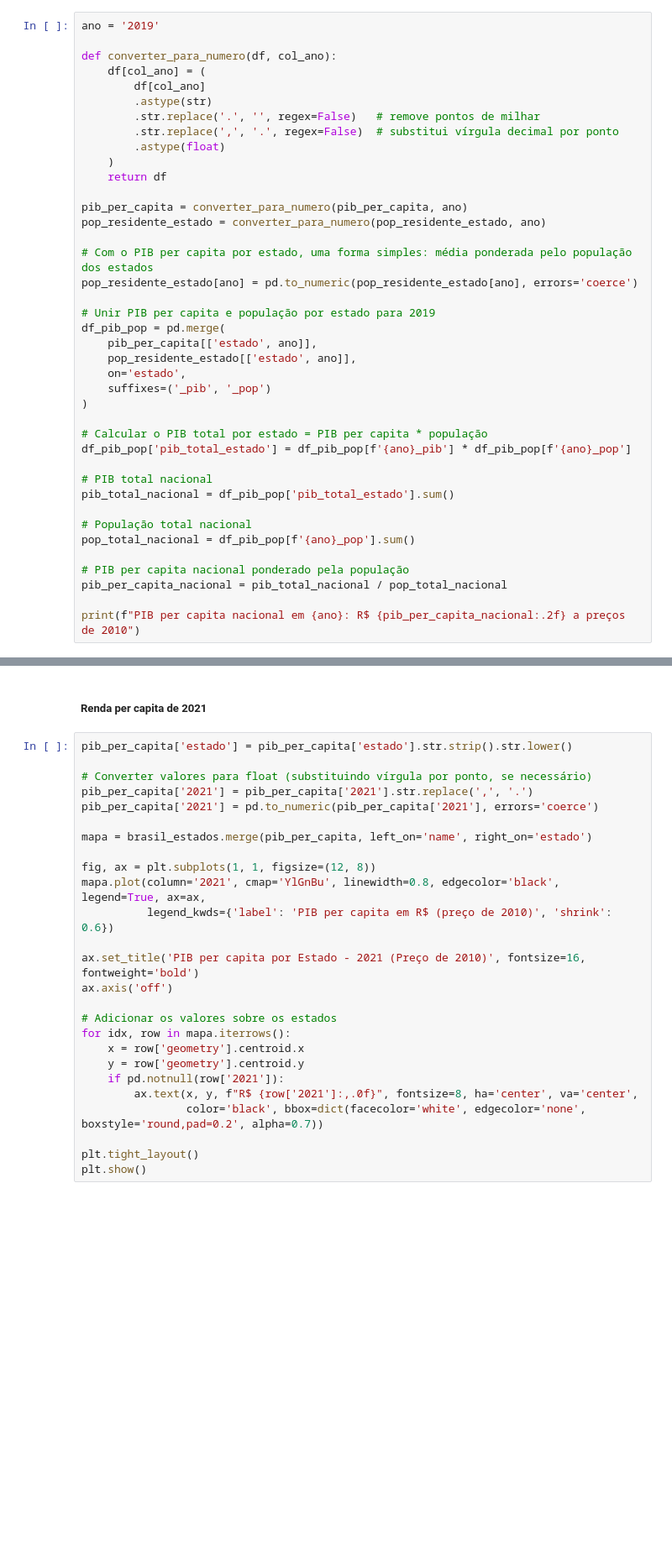
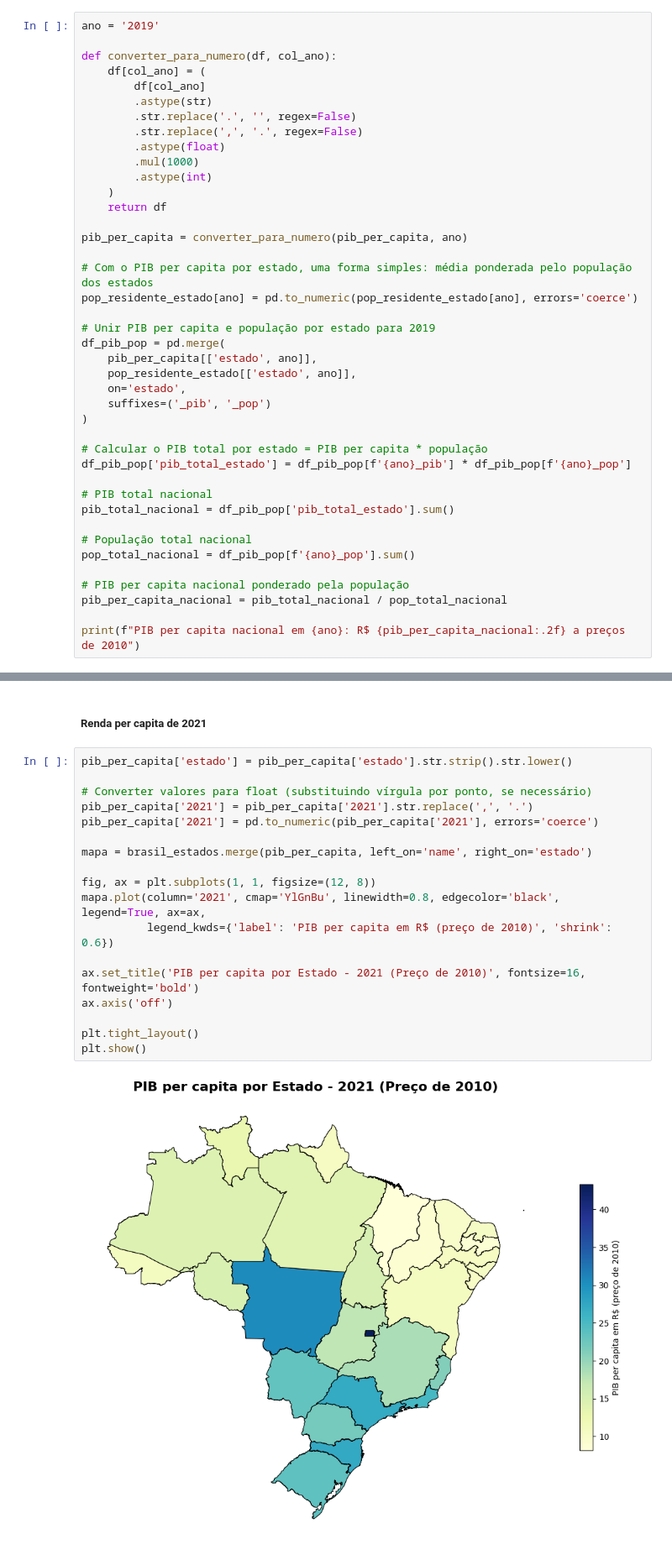
Before and after one commit to meduardajustino/Estudos-Python, a Jupyter notebook: Análise de Dados/Estudo dirigido - Economia regional/Economia Regional - Maria Eduarda Justino.ipynb, the cells around one changed output, grey strips where cells are left out. Shown at 84% size. Drawn from its saved outputs; the diff is of its cells as text; blank space fills up the shorter version.

```diff
--- a/Análise de Dados/Estudo dirigido - Economia regional/Economia Regional - Maria Eduarda Justino.ipynb
+++ b/Análise de Dados/Estudo dirigido - Economia regional/Economia Regional - Maria Eduarda Justino.ipynb
@@ -219,14 +219,15 @@ def converter_para_numero(df, col_ano):
     df[col_ano] = (
         df[col_ano]
         .astype(str)
-        .str.replace('.', '', regex=False)   # remove pontos de milhar
-        .str.replace(',', '.', regex=False)  # substitui vírgula decimal por ponto
+        .str.replace('.', '', regex=False)
+        .str.replace(',', '.', regex=False)
         .astype(float)
+        .mul(1000)
+        .astype(int)
     )
     return df
 
 pib_per_capita = converter_para_numero(pib_per_capita, ano)
-pop_residente_estado = converter_para_numero(pop_residente_estado, ano)
 
 # Com o PIB per capita por estado, uma forma simples: média ponderada pelo população dos estados
 pop_residente_estado[ano] = pd.to_numeric(pop_residente_estado[ano], errors='coerce')
@@ -449,26 +413,20 @@ plt.show()
 # %%
 pib_per_capita['estado'] = pib_per_capita['estado'].str.strip().str.lower()
 
 # Converter valores para float (substituindo vírgula por ponto, se necessário)
 pib_per_capita['2021'] = pib_per_capita['2021'].str.replace(',', '.')
 pib_per_capita['2021'] = pd.to_numeric(pib_per_capita['2021'], errors='coerce')
 
 mapa = brasil_estados.merge(pib_per_capita, left_on='name', right_on='estado')
 
 fig, ax = plt.subplots(1, 1, figsize=(12, 8))
 mapa.plot(column='2021', cmap='YlGnBu', linewidth=0.8, edgecolor='black', legend=True, ax=ax,
           legend_kwds={'label': 'PIB per capita em R$ (preço de 2010)', 'shrink': 0.6})
 
 ax.set_title('PIB per capita por Estado - 2021 (Preço de 2010)', fontsize=16, fontweight='bold')
 ax.axis('off')
 
-# Adicionar os valores sobre os estados
-for idx, row in mapa.iterrows():
-    x = row['geometry'].centroid.x
-    y = row['geometry'].centroid.y
-    if pd.notnull(row['2021']):
-        ax.text(x, y, f"R$ {row['2021']:,.0f}", fontsize=8, ha='center', va='center',
-                color='black', bbox=dict(facecolor='white', edgecolor='none', boxstyle='round,pad=0.2', alpha=0.7))
-
 plt.tight_layout()
 plt.show()
+# %% [output]
+[figure, added]
```
Also changed, not shown: parts of 7 cells of this notebook.
